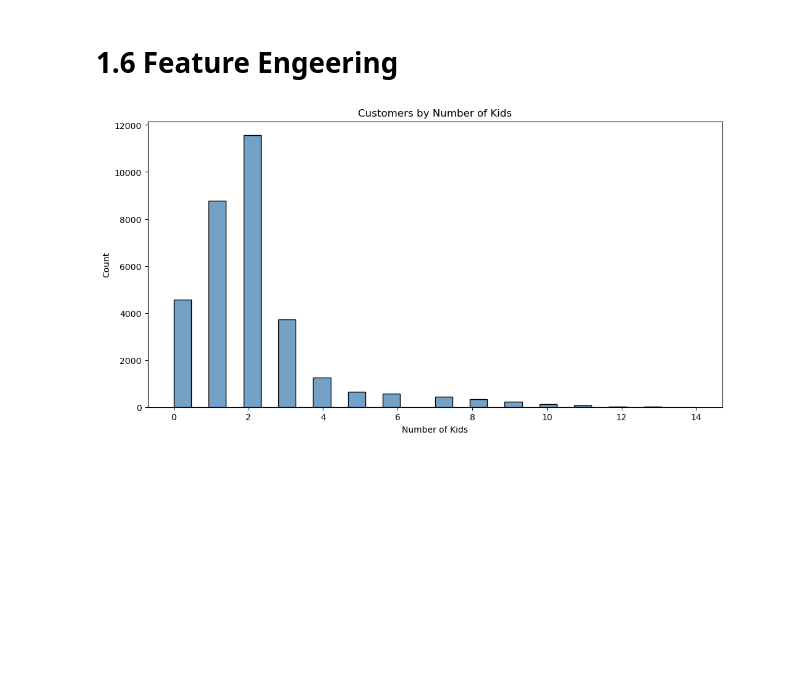
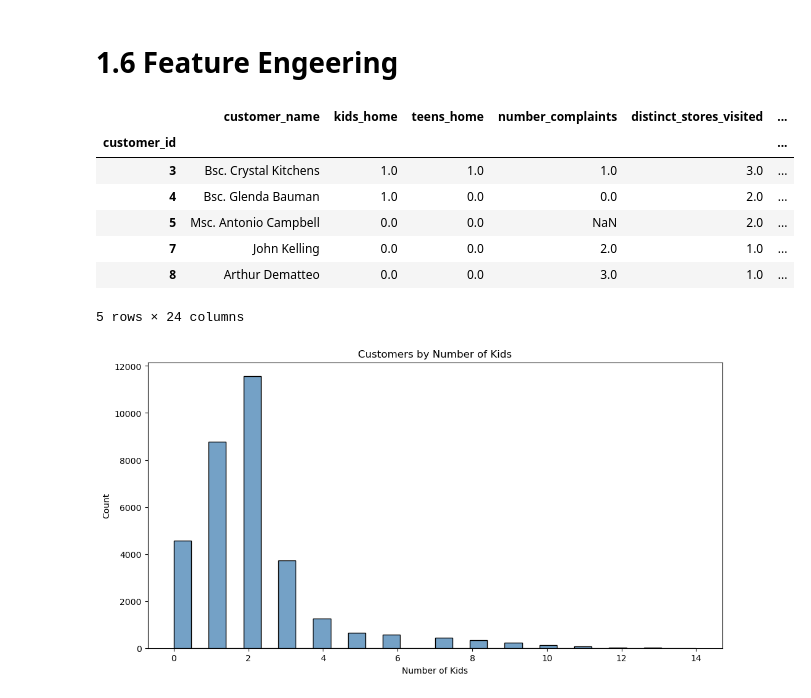
Before and after one commit to marianasfmartins/Customer-Segmentation-Project, a Jupyter notebook: Course Assignment - Customer Segmentation-20260417/EDA-Casa.ipynb, the cells around one changed output. Drawn from its saved outputs; the diff is of its cells as text; code cells hidden in the pictures; blank space fills up the shorter version.

```diff
--- a/Course Assignment - Customer Segmentation-20260417/EDA-Casa.ipynb
+++ b/Course Assignment - Customer Segmentation-20260417/EDA-Casa.ipynb
@@ -390,6 +388,20 @@ plt.show()
 The distribution of customers by age is remarkably **uniform across the observed range**, indicating the dataset may have been **synthetically generated or balanced by age**. In real-world data, age distributions are rarely this evenly spread.
 # %% [markdown]
 # 1.6 Feature Engeering
+# %%
+# Map values in the 'customer_gender' column
+df['female'] = df['customer_gender'].map({'male': 0, 'female': 1})
+df.drop(columns=['customer_gender'], inplace=True)
+df.head()
+# %% [output]
+|  | customer_name | kids_home | teens_home | number_complaints | distinct_stores_visited | ... |
+| customer_id |  |  |  |  |  | ... |
+| 3 | Bsc. Crystal Kitchens | 1.0 | 1.0 | 1.0 | 3.0 | ... |
+| 4 | Bsc. Glenda Bauman | 1.0 | 0.0 | 0.0 | 2.0 | ... |
+| 5 | Msc. Antonio Campbell | 0.0 | 0.0 | NaN | 2.0 | ... |
+| 7 | John Kelling | 0.0 | 0.0 | 2.0 | 1.0 | ... |
+| 8 | Arthur Dematteo | 0.0 | 0.0 | 3.0 | 1.0 | ... |
+5 rows × 24 columns
 # %%
 df['total_kids'] = df['kids_home'] + df['teens_home']
 # %%
```
Also changed, not shown: parts of 3 cells of this notebook, 4 other files.
